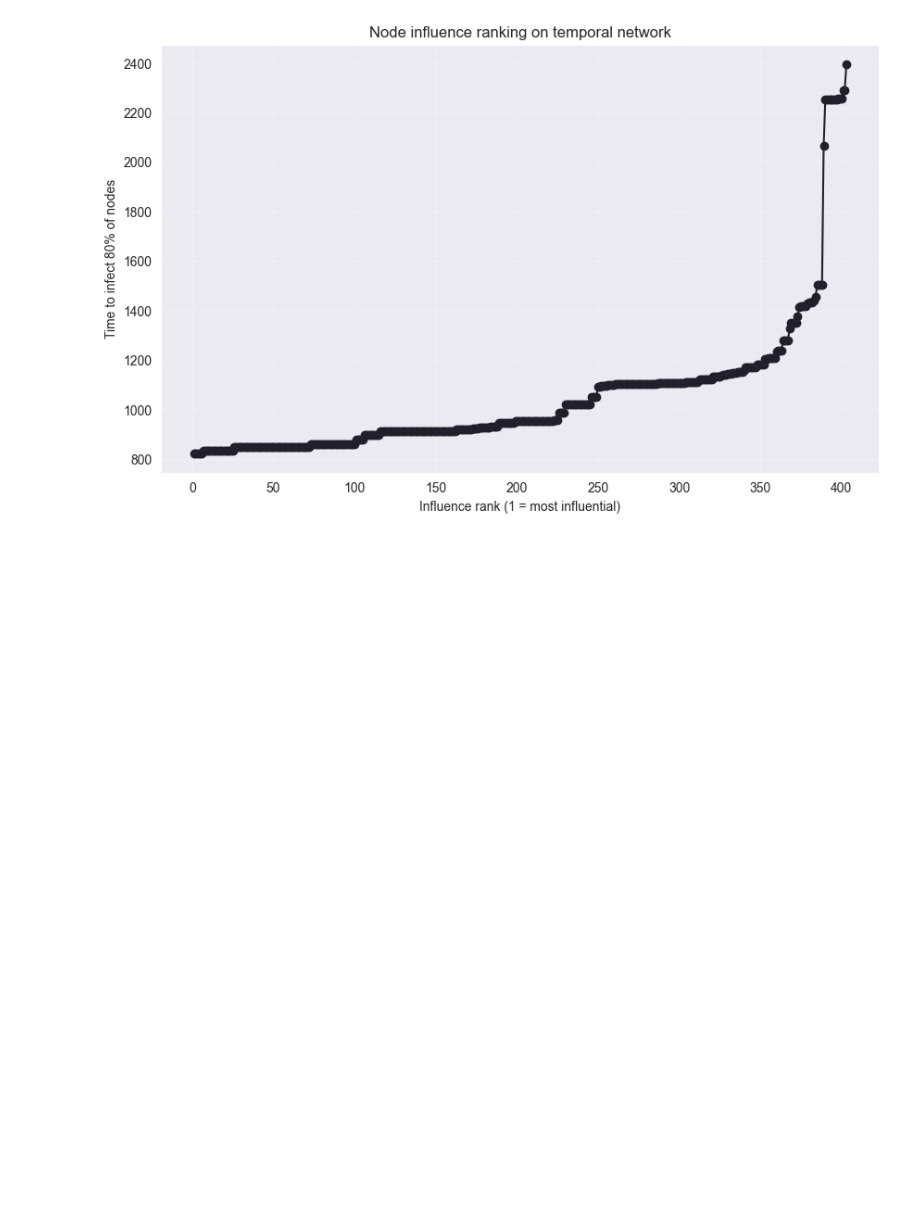
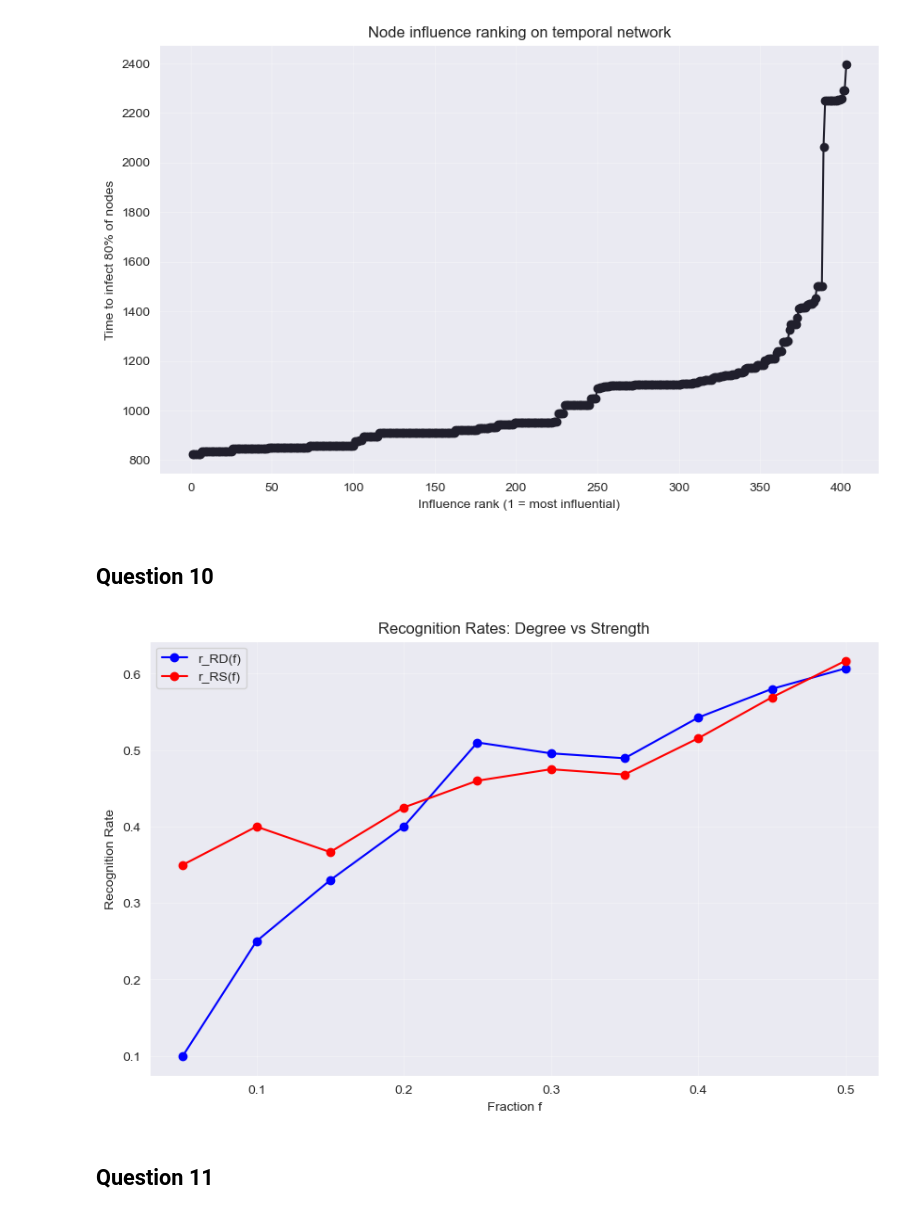
Before and after one commit to sankalpsagar/Complex-Networks, a Jupyter notebook: Assignment-1/assignment-1.ipynb, the cells around one changed output. Saved outputs shown, nothing was run; the diff lists cells and outputs as text; code cells hidden in the pictures; blank space fills up the shorter version.

Commit message:
Question 10 and 11

```diff
--- a/Assignment-1/assignment-1.ipynb
+++ b/Assignment-1/assignment-1.ipynb
@@ -183,3 +183,27 @@ plt.grid(True, alpha=0.3)
 plt.show()
 # %% [output]
 [figure]
+# %% [markdown]
+## Question 10
+# %%
+
+degrees = dict(G.degree())
+
+strengths = {}
+
+first_contact_times = {}
+Z = []
+
+for node in G.nodes():
+    strength = 0
+    for neighbor in G.neighbors(node):
+        contacts = df[((df['node1'] == node) & (df['node2'] == neighbor)) |
+                     ((df['node1'] == neighbor) & (df['node2'] == node))].shape[0]
+        strength += contacts
+    strengths[node] = strength
+
+degree_sorted = sorted(degrees.items(), key=lambda x: x[1], reverse=True)
+D = [node for node, _ in degree_sorted]
+
+strength_sorted = sorted(strengths.items(), key=lambda x: x[1], reverse=True)
+S = [node for node, _ in strength_sorted]
@@ -185,0 +285,15 @@ plt.show()
+# %%
+# Plot recognition rates
+plt.figure(figsize=(10, 6))
+plt.plot(f_values, rRD_values, 'bo-', label='r_RD(f)')
+plt.plot(f_values, rRS_values, 'ro-', label='r_RS(f)')
+plt.xlabel('Fraction f')
+plt.ylabel('Recognition Rate')
+plt.title('Recognition Rates: Degree vs Strength')
+plt.legend()
+plt.grid(True, alpha=0.3)
+plt.show()
+# %% [output]
+[figure, added]
+# %% [markdown]
+## Question 11
```
Also changed, not shown: parts of 4 cells of this notebook.
